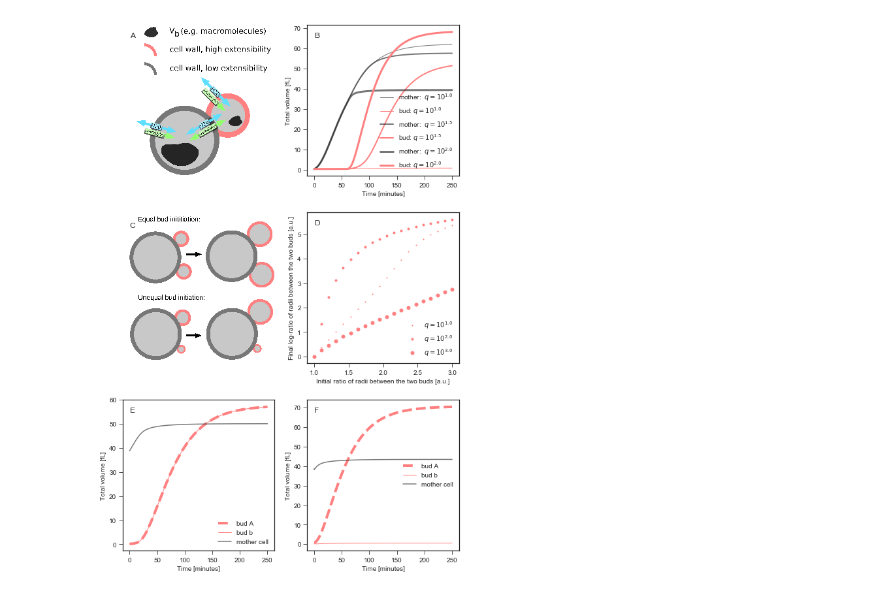
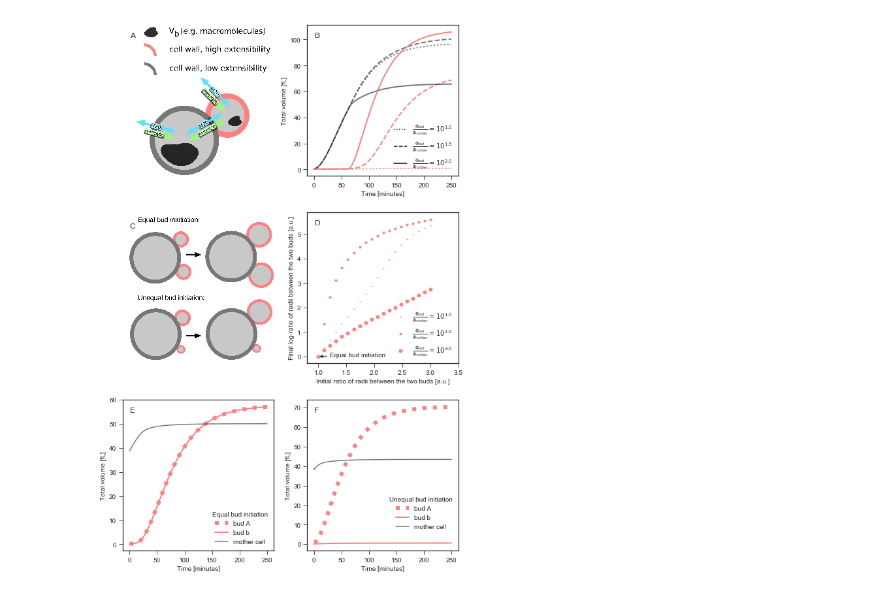
Before and after one commit to tbphu/volume_model, a Jupyter notebook: plot_volume_two_buds.ipynb, the cells around one changed output. Saved outputs shown, nothing was run; the diff lists cells and outputs as text; code cells hidden in the pictures.

Commit message:
improved figures

```diff
--- a/plot_volume_two_buds.ipynb
+++ b/plot_volume_two_buds.ipynb
@@ -38,12 +38,13 @@ sim = volume_two_buds.simulate(0,15000,15000)
 plt.subplot(gs[2,0])
 plt.gca().add_artist(figure_numbering('E'))
 #plt.plot(sim['time']/60,sim['bud_a_V_tot_fl']+sim['bud_b_V_tot_fl']+sim['mother_V_tot_fl'])
-plt.plot(sim['time']/60,sim['bud_a_V_tot_fl'],'--',linewidth=4.,color=bud_color,label='bud A')
-plt.plot(sim['time']/60,sim['bud_b_V_tot_fl'],'-',linewidth=1.,color=bud_color,label='bud b')
+plt.plot(sim['time']/60,sim['bud_a_V_tot_fl'],':',linewidth=6.,color=bud_color,label='bud A')
+plt.plot(sim['time']/60,sim['bud_b_V_tot_fl'],'-',linewidth=2.,color=bud_color,label='bud b')
 plt.plot(sim['time']/60,sim['mother_V_tot_fl'],color=mother_color,label='mother cell')
+
 plt.xlabel('Time [minutes]')
 plt.ylabel('Total volume [fL]')
-plt.legend()
+plt.legend(title='Equal bud initiation')
 
 volume_two_buds.reset()
 volume_two_buds['q']=1.0e2
@@ -54,12 +55,13 @@ sim = volume_two_buds.simulate(0,15000,15000)
 plt.subplot(gs[2,1])
 plt.gca().add_artist(figure_numbering('F'))
 #plt.plot(sim['time']/60,sim['bud_a_V_tot_fl']+sim['bud_b_V_tot_fl']+sim['mother_V_tot_fl'])
-plt.plot(sim['time']/60,sim['bud_a_V_tot_fl'],'--',linewidth=4.,color=bud_color,label='bud A')
-plt.plot(sim['time']/60,sim['bud_b_V_tot_fl'],'-',linewidth=1.,color=bud_color,label='bud b')
+plt.plot(sim['time']/60,sim['bud_a_V_tot_fl'],':',linewidth=6.,color=bud_color,label='bud A')
+plt.plot(sim['time']/60,sim['bud_b_V_tot_fl'],'-',linewidth=2.,color=bud_color,label='bud b')
 plt.plot(sim['time']/60,sim['mother_V_tot_fl'],color=mother_color,label='mother cell')
+
 plt.xlabel('Time [minutes]')
 plt.ylabel('Total volume [fL]')
-plt.legend()
+plt.legend(bbox_to_anchor=(0,0.1,1.,1.),loc='lower right',title='Unequal bud initiation')
 
 def bud_init_amplification(init_ratio):
     volume_two_buds.reset()
@@ -78,10 +80,15 @@ global q
 widths = [1,3,5]
 for i,exponent in enumerate(np.linspace(1.,3.,3)):
     q = 10.**exponent
-    plt.plot(init_ratios,np.log(map(bud_init_amplification,init_ratios)),'o',markersize=widths[i],color=bud_color,label=r'$q = 10^{%s}$'%exponent)
+    plt.plot(init_ratios,np.log(map(bud_init_amplification,init_ratios)),
+             'o',markersize=widths[i],color=bud_color,label=r'$\frac{\phi_{bud}}{\phi_{mother}} = 10^{%s}$'%exponent)
 plt.xlabel("Initial ratio of radii between the two buds [a.u.]")
 plt.ylabel("Final log-ratio of radii between the two buds [a.u.]")
-plt.legend()
+plt.annotate('Equal bud initiation', xy=(1.0, 0.0), xycoords="data",xytext=(1.2,0.0),arrowprops=dict(arrowstyle="->"))
+plt.xlim(0.8,3.5)
+l = plt.legend(frameon = 0)
+#frame = l.get_frame()
+#frame.set_color('white')
 
 
 ##### Single Bud #############################################
@@ -92,40 +99,51 @@ volume_mother_and_bud.integrator.relative_tolerance = 1e-10
 volume_mother_and_bud.timeCourseSelections = ['time', 'bud_V_tot_fl','mother_V_tot_fl']
 
 widths = [1,2,3]
+markers =[':', '--', '-']
+
+import matplotlib.lines as mlines
+lines = [None]*3
 
 for i,exponent in enumerate(np.linspace(1.,2.,3)):
     volume_mother_and_bud.resetAll()
     volume_mother_and_bud['k_nutrient'] = 3.5e-16
     volume_mother_and_bud['k_deg_0'] = 3.8e-16
-    volume_mother_and_bud['mother_phi'] = 1.0e-5
-    volume_mother_and_bud['bud_phi'] = volume_mother_and_bud['mother_phi']*10.**exponent
+    volume_mother_and_bud['mother_phi'] = 1.0e-4
+    volume_mother_and_bud['extens_factor'] = 10.**exponent #bud.phi := mother.phi*extens_factor
+
     sim = volume_mother_and_bud.simulate(0,15000,15000)
     #plt.plot(sim['time']/60,sim['mother_V_tot_fl']+sim['bud_V_tot_fl'],'-',color=colors[i])
-    plt.plot(sim['time']/60,sim['mother_V_tot_fl'],'-',linewidth=widths[i],color=mother_color,label=r'mother:  $q = 10^{%s}$'%exponent)
-    plt.plot(sim['time']/60,sim['bud_V_tot_fl'],'-',linewidth=widths[i],color=bud_color,label=r'bud: $q = 10^{%s}$'%exponent)
+    plt.plot(sim['time']/60,sim['mother_V_tot_fl'],markers[i],linewidth=2,color=mother_color)
+    plt.plot(sim['time']/60,sim['bud_V_tot_fl'],markers[i],linewidth=2,color=bud_color)
+    lines[i] = mlines.Line2D([], [], color='black', linestyle=markers[i], label=r'$\frac{\phi_{bud}}{\phi_{mother}} = 10^{%s}$'%exponent)
+
 
 plt.xlabel('Time [minutes]')
 plt.ylabel('Total volume [fL]')
-plt.legend(loc='lower right')
+
+
+#lines = lines.sort(reverse=True)
+plt.legend(handles=lines,loc='lower right')
+#plt.legend(loc='lower right')
 
 plt.subplot(gs[0,0])
 plt.gca().add_artist(figure_numbering('A'))
 from PIL import Image
 im = Image.open('figures/model_sketch_fluxes.svg.png')
 plt.imshow(im)
 plt.axis('off')
 
 plt.subplot(gs[1,0])
 plt.gca().add_artist(figure_numbering('C'))
 from PIL import Image
 im = Image.open('figures/two_buds.svg.png')
 plt.imshow(im)
 plt.axis('off')
 
 plt.tight_layout()
 
 plt.savefig('figures/budding_fig.png',dpi=300)
 plt.savefig('figures/budding_fig.eps')
 plt.show()
 # %% [output]
-[figure, old version]
+[figure, new version]
```
Also changed, not shown: 3 other files.
